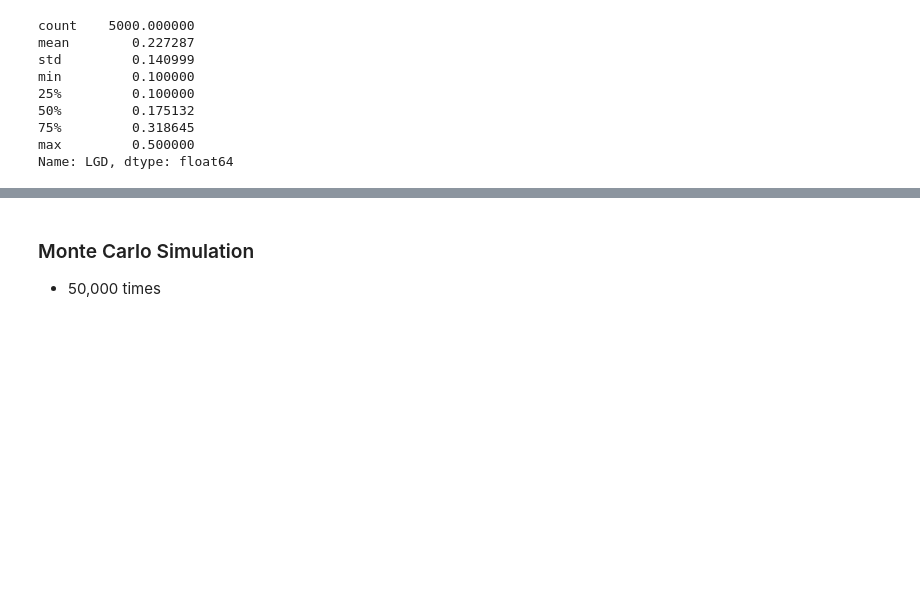
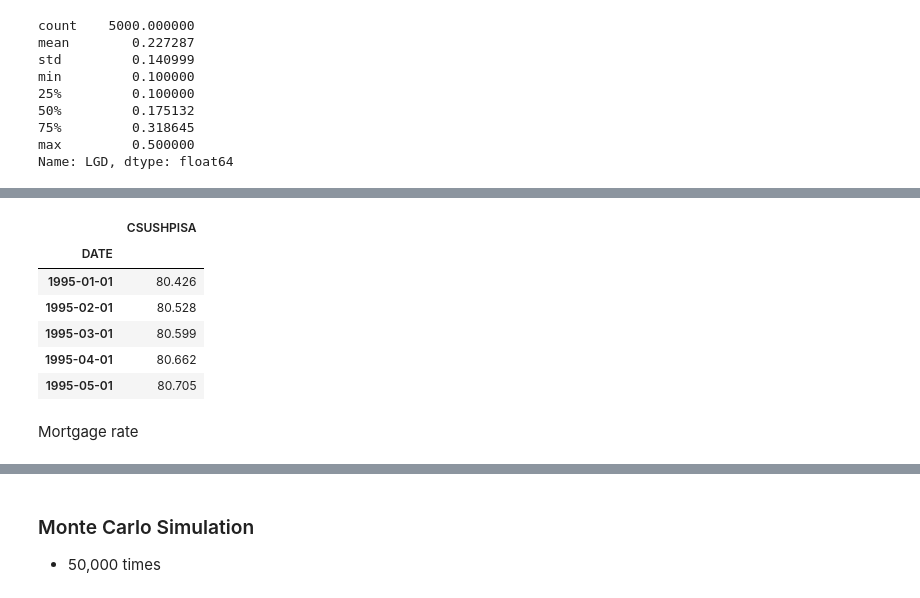
Before and after one commit to yashshahi/stress_test_mort, a Jupyter notebook: notebook/synth.ipynb, the cells around one changed output, grey strips where cells are left out. Cells and saved outputs as stored; diff of their text form; code cells hidden in the pictures; blank space fills up the shorter version.

```diff
--- a/notebook/synth.ipynb
+++ b/notebook/synth.ipynb
@@ -213,0 +246,20 @@ Name: LGD, dtype: float64
+# %%
+house = pd.read_csv("CSUSHPISA.csv")
+
+house.rename(columns={"observation_date":"DATE"}, inplace=True)
+
+house["DATE"] = pd.to_datetime(house["DATE"])
+
+house.set_index("DATE", inplace=True)
+# %%
+house.head()
+# %% [output]
+|  | CSUSHPISA |
+| DATE |  |
+| 1995-01-01 | 80.426 |
+| 1995-02-01 | 80.528 |
+| 1995-03-01 | 80.599 |
+| 1995-04-01 | 80.662 |
+| 1995-05-01 | 80.705 |
+# %% [markdown]
+Mortgage rate
```
Also changed, not shown: parts of 17 cells of this notebook, 6 other files.
